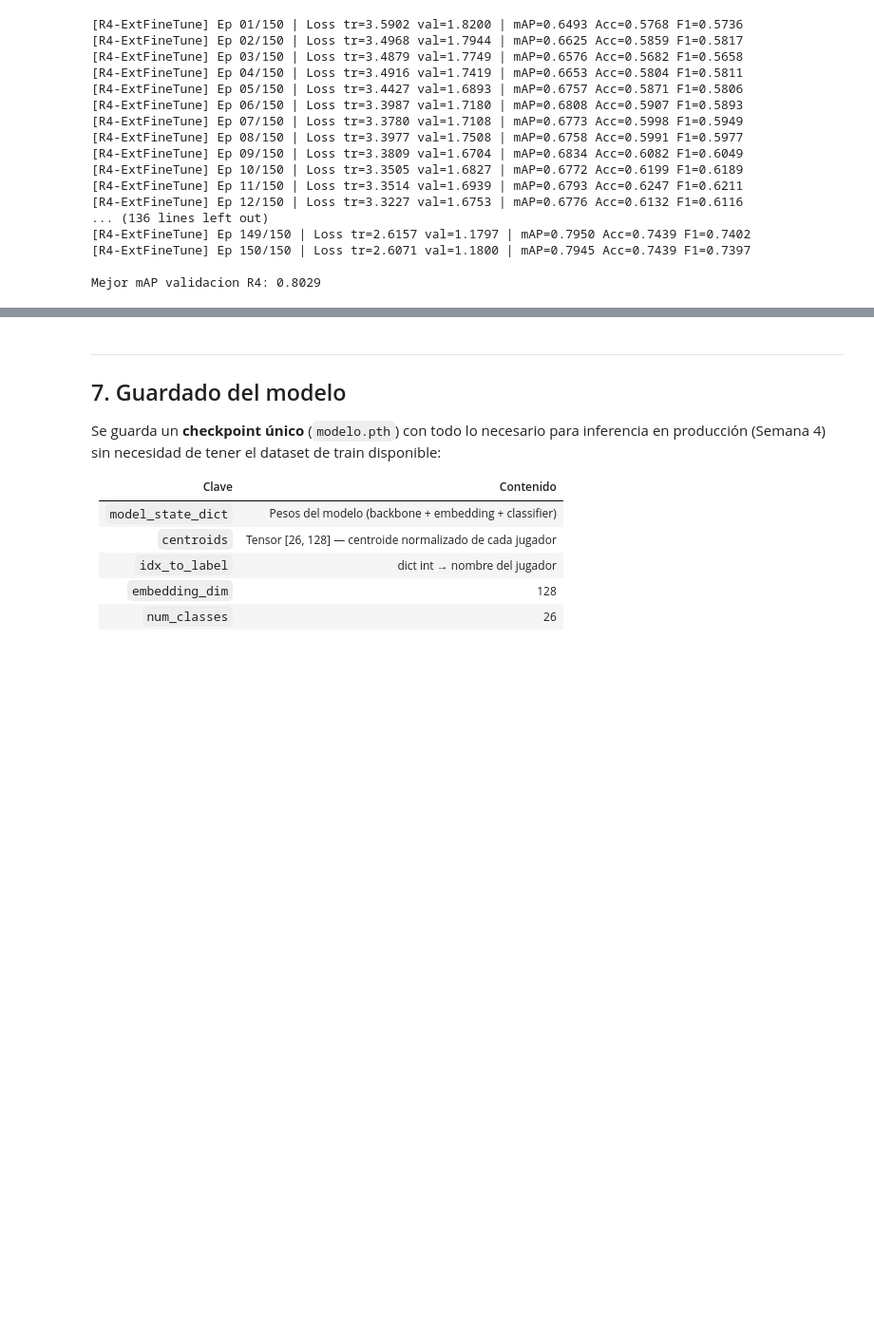
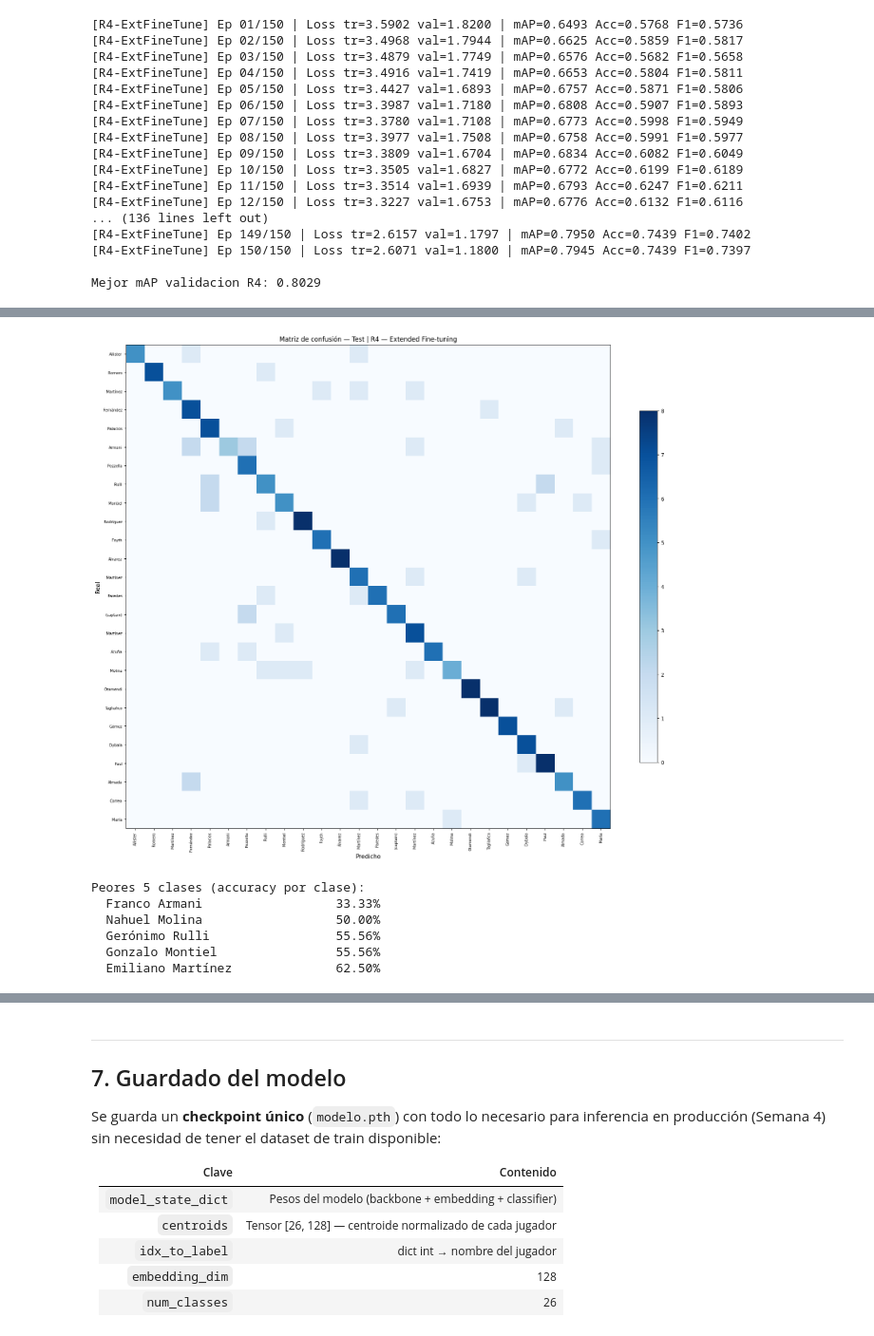
Before and after one commit to agudgithub/redes-neuronales-profundas, a Jupyter notebook: dev/03_model_training.ipynb, the cells around one changed output, grey strips where cells are left out. Shown at 95% size. Cells and saved outputs as stored; diff of their text form; code cells hidden in the pictures; blank space fills up the shorter version.

Commit message:
Agrego las metricas principales, matriz de confusion, visualizacion espacio latente y analisis de errores que faltaba en el ultio entrenamiento R4

```diff
--- a/dev/03_model_training.ipynb
+++ b/dev/03_model_training.ipynb
@@ -1397,7 +1397,7 @@ optimizer_r4 = torch.optim.AdamW([
     {'params': backbone_params_r4, 'lr': 5e-6, 'weight_decay': 1e-4},
     {'params': head_params_r4,     'lr': 5e-5, 'weight_decay': 1e-4},
 ])
-scheduler_r4 = torch.optim.lr_scheduler.CosineAnnealingLR(optimizer_r4, T_max=100)
+scheduler_r4 = torch.optim.lr_scheduler.CosineAnnealingLR(optimizer_r4, T_max=150)
 
 criterion_r4 = nn.CrossEntropyLoss(label_smoothing=0.1)
 
@@ -1409,7 +1409,7 @@ val_loader_r4        = build_dataloader(val_df)
 model_r4, history_r4, best_map_r4 = run_experiment(
     'R4-ExtFineTune',
     model_r4, train_loader_r4, train_eval_loader_r4, val_loader_r4,
-    criterion_r4, optimizer_r4, n_epochs=100,
+    criterion_r4, optimizer_r4, n_epochs=150,
     epoch_scheduler=scheduler_r4,
 )
 print(f'\nMejor mAP validacion R4: {best_map_r4:.4f}')
@@ -1464,0 +1470,16 @@ plot_curves(history_r4, 'R4 — Extended Fine-tuning')
+# %%
+# ── 6.5.1. Métricas finales en test para R4 ───────────────────
+test_loader = build_dataloader(test_df)
+train_eval_loader_save = build_dataloader(train_df, shuffle=False)
+final_centroids_save = compute_class_centroids(final_model_extended, train_eval_loader_save)
+
+test_metrics = make_metrics()
+_, test_m_extended = evaluate_triplet(final_model_extended, test_loader, final_centroids_save, test_metrics)
+
+print(f"\n{'='*45}")
+print(f'  Métricas finales en TEST — {final_name_extended}')
+print(f"{'='*45}")
+print(f"  mAP (macro)  : {test_m_extended['map']:.4f}")
+print(f"  Accuracy     : {test_m_extended['acc']:.4f}")
+print(f"  F1 (macro)   : {test_m_extended['f1']:.4f}")
+print(f"{'='*45}")
@@ -1464,0 +1494,47 @@ plot_curves(history_r4, 'R4 — Extended Fine-tuning')
+# %%
+# ── 6.5.2. Matriz de confusión para R4 ───────────────────────
+cm_metric_ext = MulticlassConfusionMatrix(num_classes=NUM_CLASSES).to(DEVICE)
+all_preds_ext = []
+all_true_ext  = []
+
+final_model_extended.eval()
+with torch.no_grad():
+    for imgs, labels in test_loader:
+        imgs, labels = imgs.to(DEVICE), labels.to(DEVICE)
+        embeddings, _ = final_model_extended(imgs)
+        similarities = torch.matmul(embeddings, final_centroids_save.to(DEVICE).t())
+        logits = similarities * 10.0
+        cm_metric_ext.update(torch.softmax(logits, 1), labels)
+        all_preds_ext.extend(logits.argmax(1).cpu().numpy())
+        all_true_ext.extend(labels.cpu().numpy())
+
+cm_ext = cm_metric_ext.compute().cpu().numpy()
+class_names = [idx_to_label[i].replace('_', ' ').split()[-1] for i in range(NUM_CLASSES)]
+
+fig, ax = plt.subplots(figsize=(16, 14))
+im = ax.imshow(cm_ext, cmap='Blues')
+ax.set_xticks(range(NUM_CLASSES))
+ax.set_yticks(range(NUM_CLASSES))
+ax.set_xticklabels(class_names, rotation=90, fontsize=7)
+ax.set_yticklabels(class_names, fontsize=7)
+ax.set_xlabel('Predicho', fontsize=11)
+ax.set_ylabel('Real', fontsize=11)
+ax.set_title(f'Matriz de confusión — Test | {final_name_extended}', fontsize=12)
+plt.colorbar(im, ax=ax, fraction=0.03)
+plt.tight_layout()
+plt.show()
+
+# Peores 5 clases
+per_class_acc_ext = cm_ext.diagonal() / cm_ext.sum(axis=1).clip(min=1)
+worst_5_ext = sorted(enumerate(per_class_acc_ext), key=lambda x: x[1])[:5]
+print('\nPeores 5 clases (accuracy por clase):')
+for idx, acc in worst_5_ext:
+    print(f'  {idx_to_label[idx]:<30} {acc:.2%}')
+# %% [output]
+[figure, added]
+Peores 5 clases (accuracy por clase):
+  Franco Armani                  33.33%
+  Nahuel Molina                  50.00%
+  Gerónimo Rulli                 55.56%
+  Gonzalo Montiel                55.56%
+  Emiliano Martínez              62.50%
```
Also changed, not shown: parts of 5 cells of this notebook.
